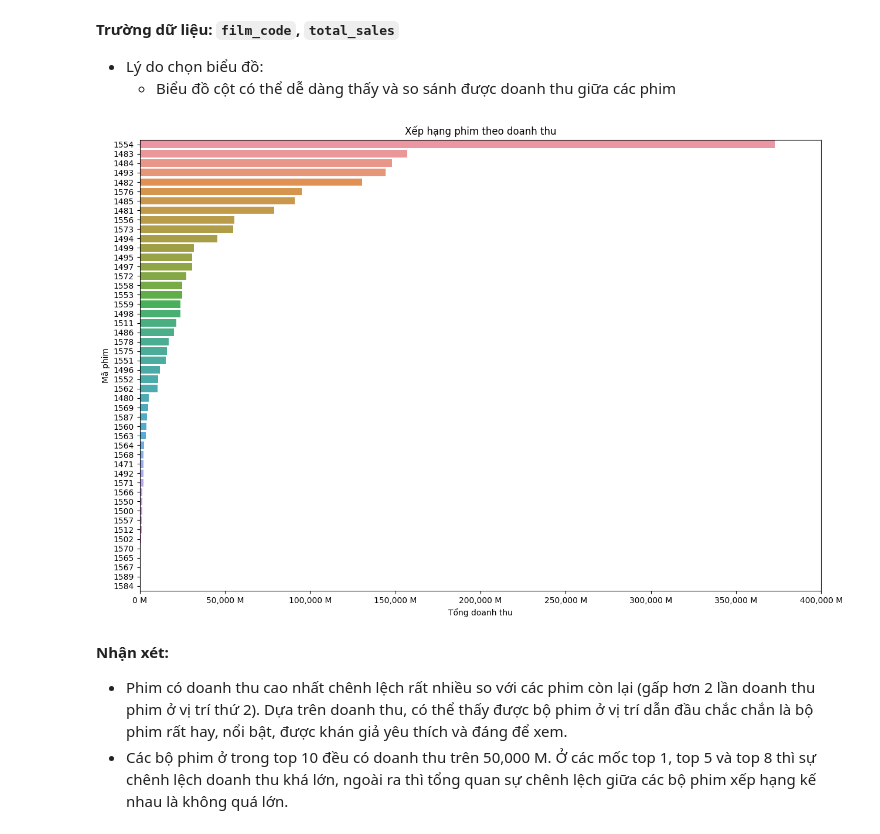
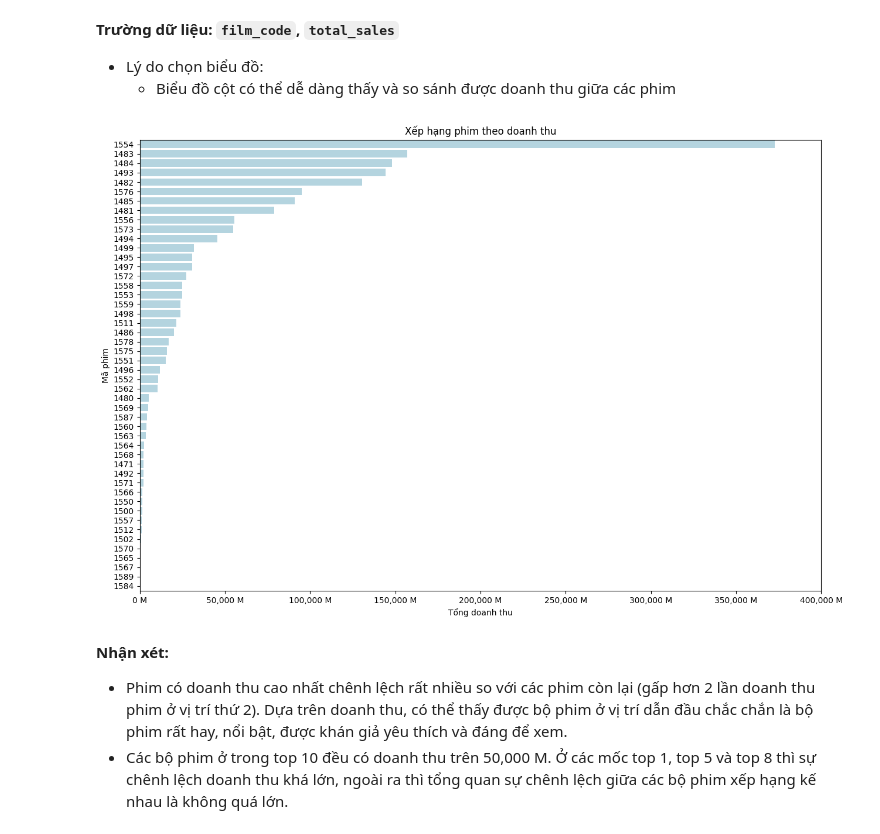
Before and after one commit to Tuyet3005/DataVisualization-Lab-2, a Jupyter notebook: source_codes/Vu.ipynb, the cells around one changed output. Saved outputs shown, nothing was run; the diff lists cells and outputs as text; code cells hidden in the pictures.

```diff
--- a/source_codes/Vu.ipynb
+++ b/source_codes/Vu.ipynb
@@ -121,19 +129,19 @@ plt.show()
 # %%
 df = data.groupby(['film_code'])['total_sales'].sum().sort_values(ascending=False)
 
 plt.gcf().set_size_inches(15, 10)
-sns.barplot(data=df.reset_index(), x='total_sales', y='film_code')
+sns.barplot(data=df.reset_index(), x='total_sales', y='film_code', palette=['lightblue'])
 
 xticks = plt.gca().get_xticks()
 xlabels = ['{:,.0f} M'.format(x) + '' for x in xticks/1000000]
 
 plt.title('Xếp hạng phim theo doanh thu')
 plt.xticks(xticks, xlabels)
 plt.xlabel('Tổng doanh thu')
 plt.ylabel('Mã phim')
 plt.show()
 # %% [output]
-[figure, old version]
+[figure, new version]
 # %% [markdown]
 **Nhận xét:**
   * Phim có doanh thu cao nhất chênh lệch rất nhiều so với các phim còn lại (gấp hơn 2 lần doanh thu phim ở vị trí thứ 2). Dựa trên doanh thu, có thể thấy được bộ phim ở vị trí dẫn đầu chắc chắn là bộ phim rất hay, nổi bật, được khán giả yêu thích và đáng để xem.
```
Also changed, not shown: parts of 9 cells of this notebook.
